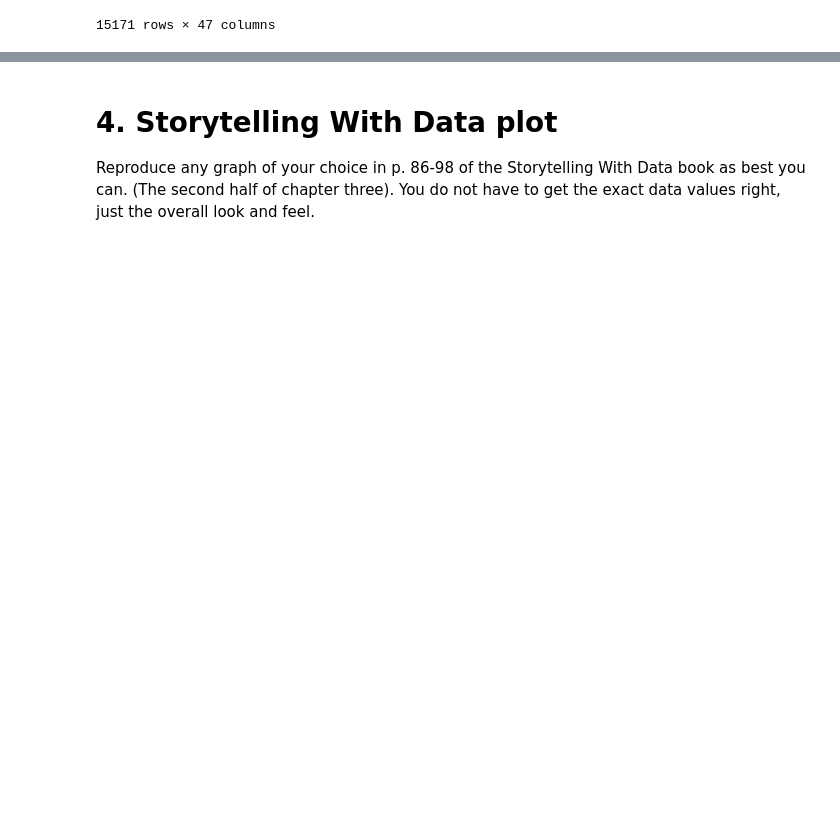
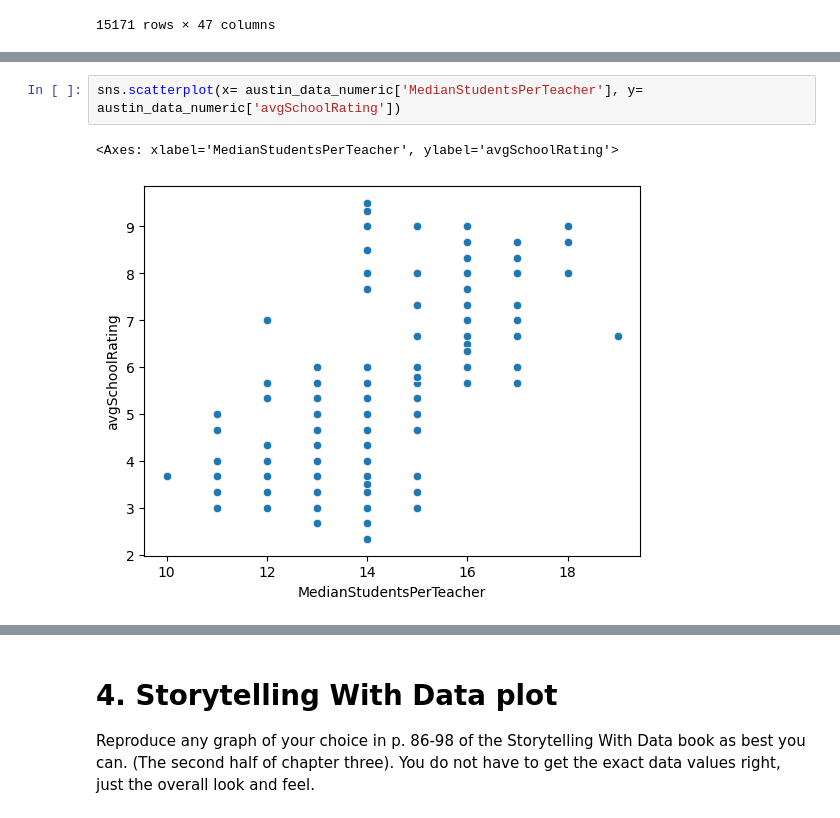
Before and after one commit to laura-mills97/OMDS-ModB2-Week6-Mills-Laura, a Jupyter notebook: Week6.ipynb, the cells around one changed output, grey strips where cells are left out. Saved outputs shown, nothing was run; the diff lists cells and outputs as text; blank space fills up the shorter version.

```diff
--- a/Week6.ipynb
+++ b/Week6.ipynb
@@ -82,0 +192,5 @@ austin_data
+# %%
+sns.scatterplot(x= austin_data_numeric['MedianStudentsPerTeacher'], y= austin_data_numeric['avgSchoolRating'])
+# %% [output]
+<Axes: xlabel='MedianStudentsPerTeacher', ylabel='avgSchoolRating'>
+[figure, added]
```
Also changed, not shown: parts of 11 cells of this notebook.
